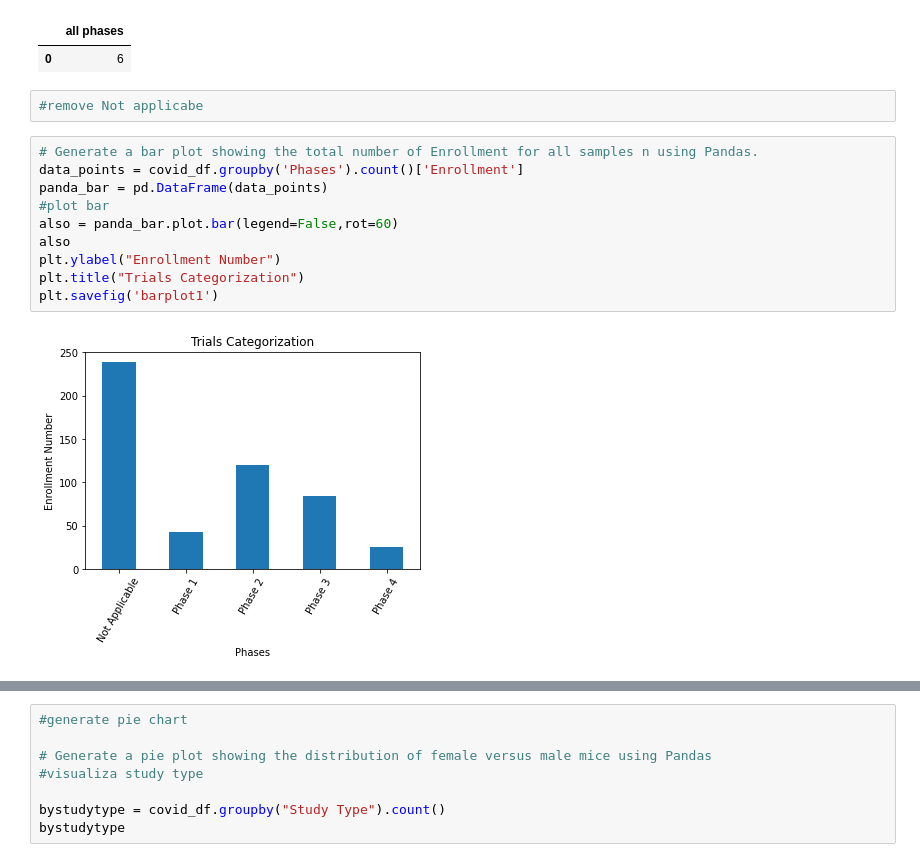
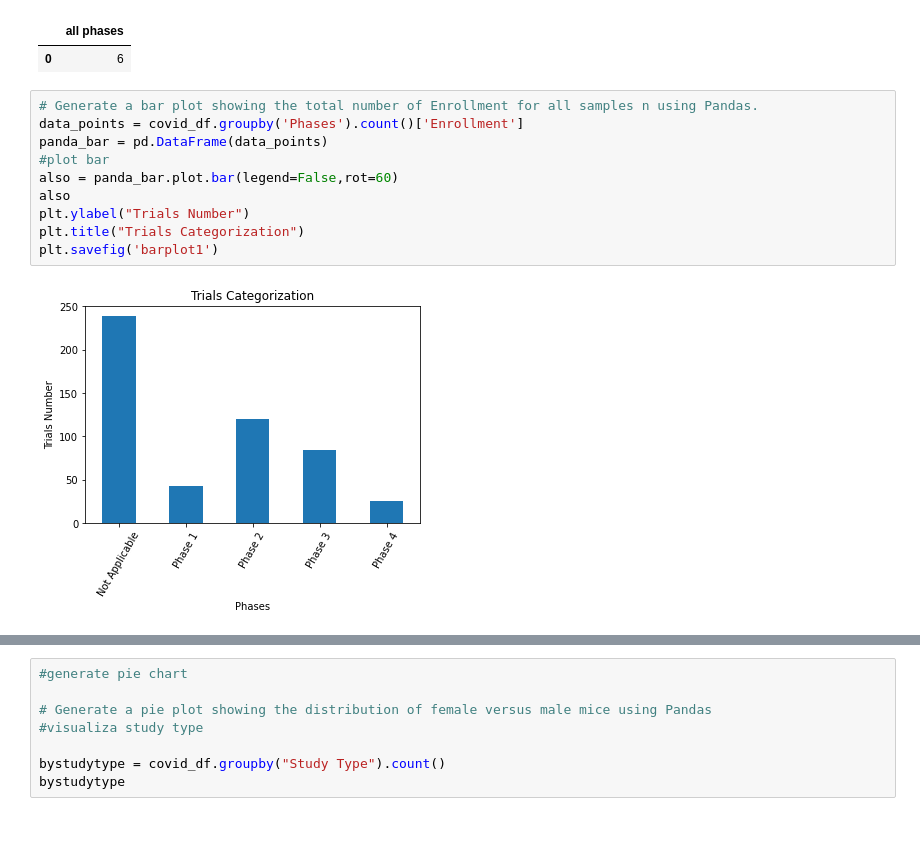
Before and after one commit to qsun21/covid-clinical-trial, a Jupyter notebook: covid_Mohamed.ipynb, the cells around one changed output, grey strips where cells are left out. Drawn from its saved outputs; the diff is of its cells as text; blank space fills up the shorter version.

```diff
--- a/covid_Mohamed.ipynb
+++ b/covid_Mohamed.ipynb
@@ -63,17 +63,15 @@ phases_df
 # %% [output]
 |  | all phases |
 | 0 | 6 |
-# %%
-#remove Not applicabe
 # %%
 # Generate a bar plot showing the total number of Enrollment for all samples n using Pandas.
 data_points = covid_df.groupby('Phases').count()['Enrollment']
 panda_bar = pd.DataFrame(data_points)
 #plot bar
 also = panda_bar.plot.bar(legend=False,rot=60)
 also
-plt.ylabel("Enrollment Number")
+plt.ylabel("Trials Number")
 plt.title("Trials Categorization")
 plt.savefig('barplot1')
 # %% [output]
-[figure, old version]
+[figure, new version]
```
Also changed, not shown: parts of 1 cell of this notebook.
